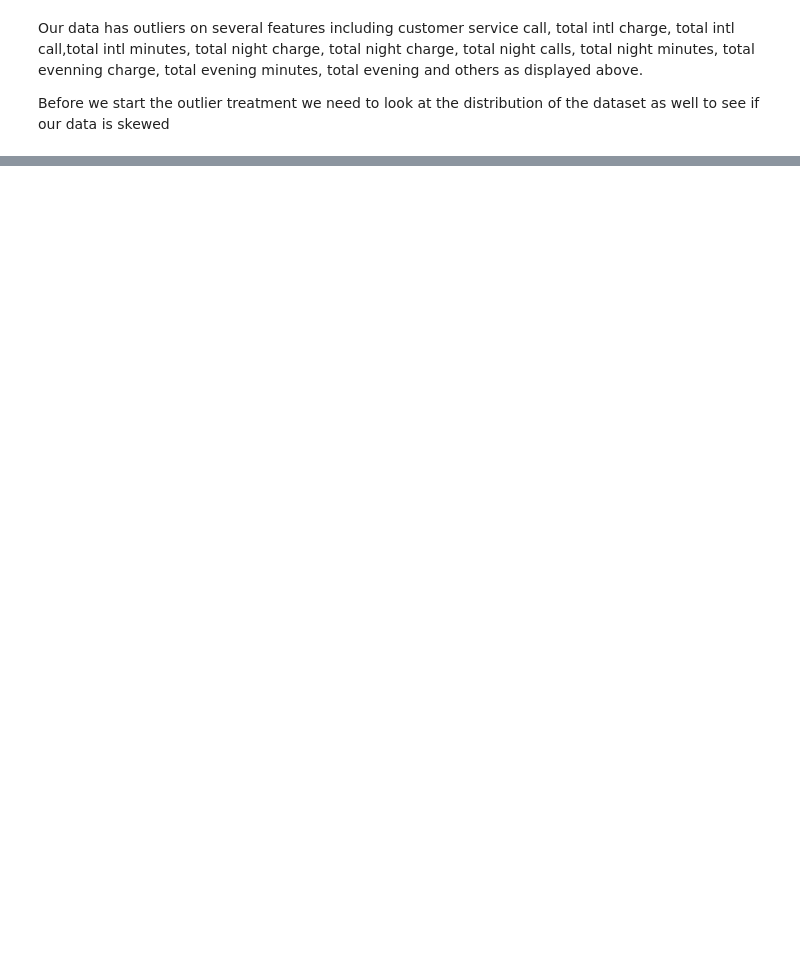
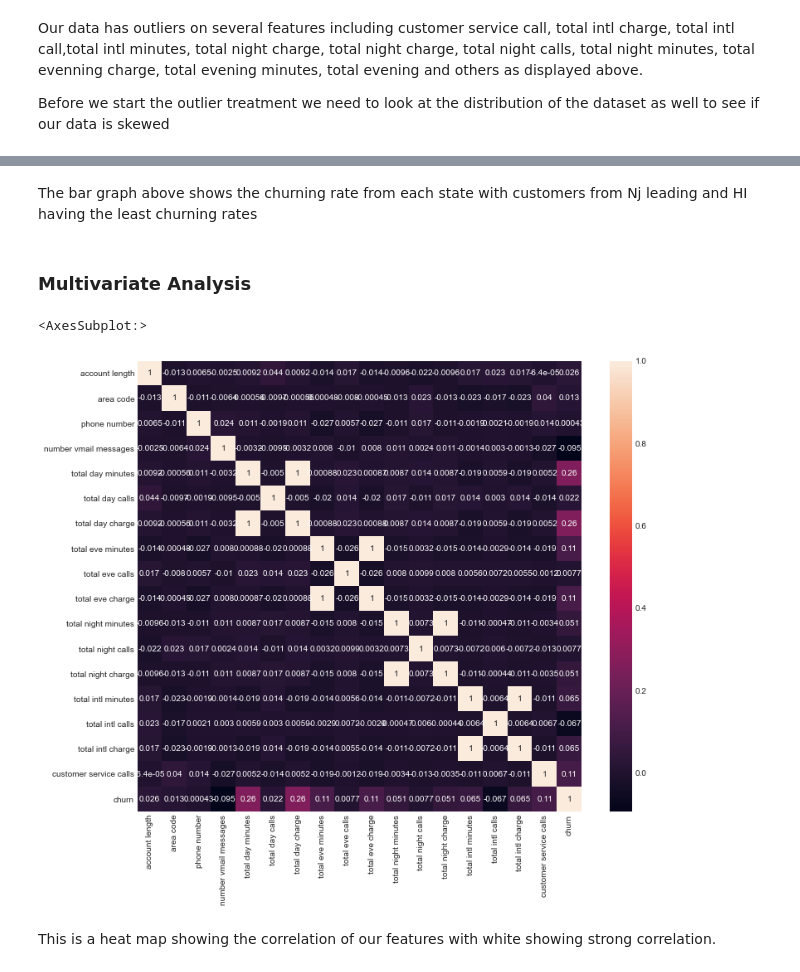
Before and after one commit to Salahudin654/Phase3-SyriaTel, a Jupyter notebook: index.ipynb, the cells around one changed output, grey strips where cells are left out. Drawn from its saved outputs; the diff is of its cells as text; code cells hidden in the pictures; blank space fills up the shorter version.

```diff
--- a/index.ipynb
+++ b/index.ipynb
@@ -227,0 +324,13 @@ distribution(df)
+# %% [markdown]
+The bar graph above shows the churning rate from each state with customers from Nj leading and HI having the least churning rates
+# %% [markdown]
+### Multivariate Analysis
+# %%
+# checking for correlation
+plt.figure(figsize=(12,10))
+sns.heatmap(df.corr(), annot= True, color = 'r')
+# %% [output]
+<AxesSubplot:>
+[figure, added]
+# %% [markdown]
+This is a heat map showing the correlation of our features with white showing strong correlation.
```
Also changed, not shown: parts of 82 cells of this notebook.
